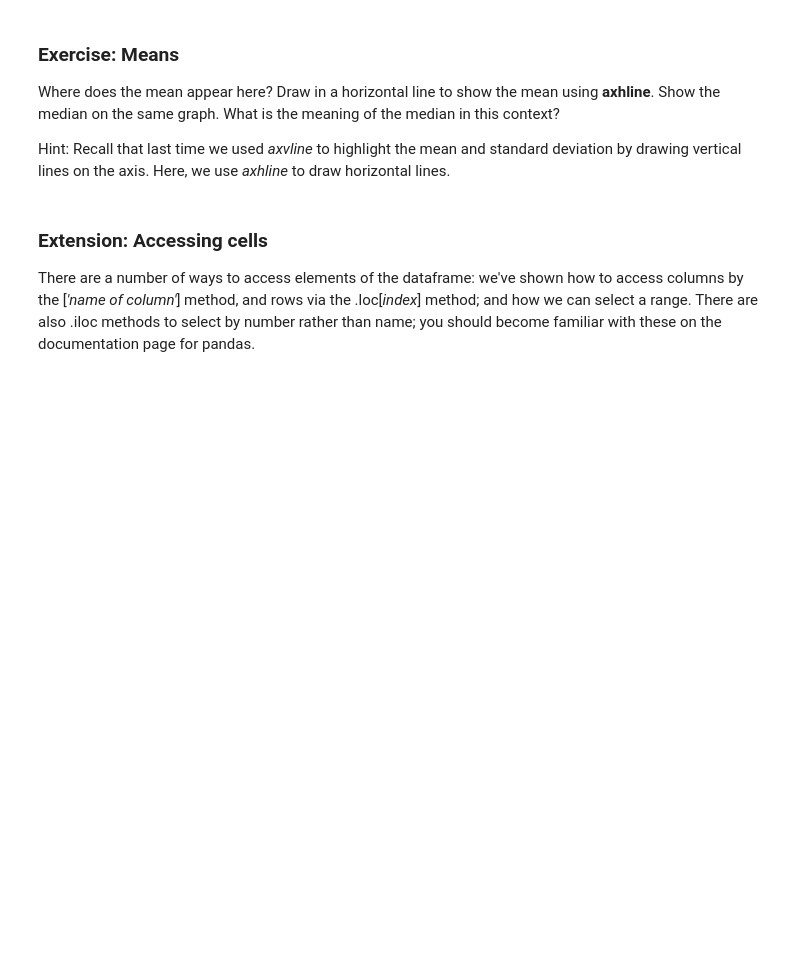
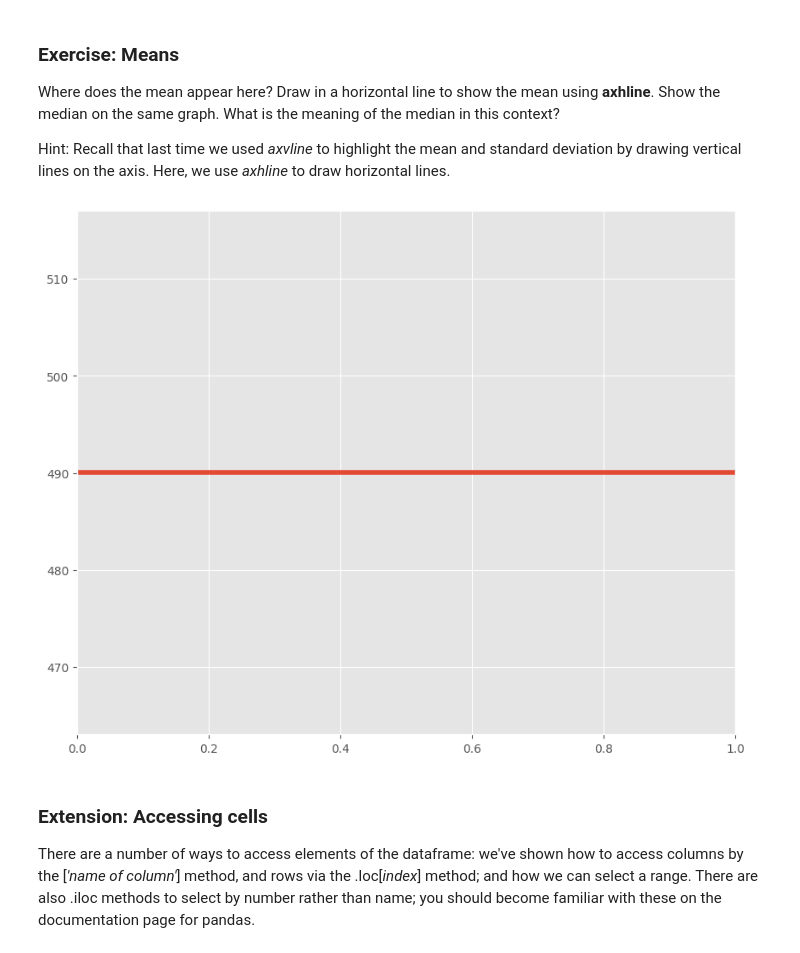
Before and after one commit to UCLQAUZ/QM2, a Jupyter notebook: notebooks/W02. Pandas.ipynb, the cells around one changed output. Saved outputs shown, nothing was run; the diff lists cells and outputs as text; code cells hidden in the pictures; blank space fills up the shorter version.

```diff
--- a/notebooks/W02. Pandas.ipynb
+++ b/notebooks/W02. Pandas.ipynb
@@ -226,6 +247,10 @@ We see a curve that is pretty linear in the middle region, but curves rapidly up
 Where does the mean appear here? Draw in a horizontal line to show the mean using **axhline**. Show the median on the same graph. What is the meaning of the median in this context?
 
 Hint: Recall that last time we used *axvline* to highlight the mean and standard deviation by drawing vertical lines on the axis. Here, we use *axhline* to draw horizontal lines.
+# %%
+axhline = plt.axhline(y=mean, xmin=0, xmax=1, linewidth = 4)
+# %% [output]
+[figure, added]
 # %% [markdown]
 ### Extension: Accessing cells
 
```
Also changed, not shown: parts of 25 cells of this notebook.
